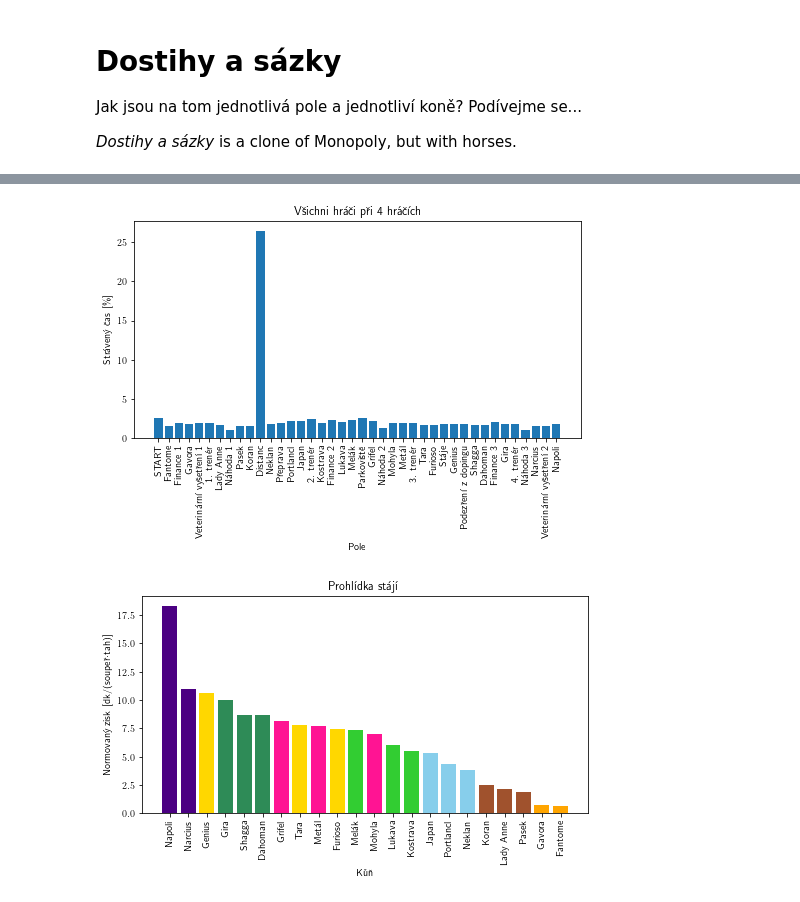
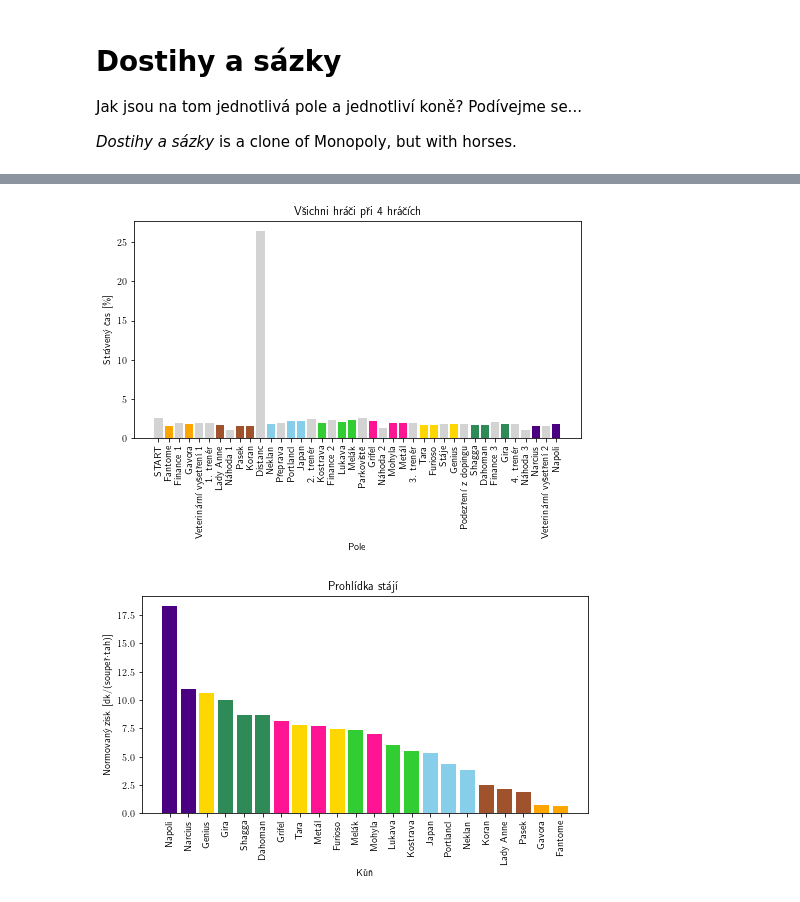
Before and after one commit to pr-ales/dostihy, a Jupyter notebook: Dostihy a sázky.ipynb, the cells around one changed output, grey strips where cells are left out. Cells and saved outputs as stored; diff of their text form; code cells hidden in the pictures.

Commit message:
Add some colors

```diff
--- a/Dostihy a sázky.ipynb
+++ b/Dostihy a sázky.ipynb
@@ -84,4 +84,4 @@ horse_stats = {
 earning_hits = ['stables', 'race-1', 'race-2', 'race-3', 'race-4', 'race-main']
 earning_hit_names = ['Prohlídka stájí', '1. dostih', '2. dostih', '3. dostih', '4. dostih', 'Hlavní dostih']
 
-place_colors = [horsehorse_stats[p]["color"] for p in place_names if p in horse_stats else "lightgray"]
+place_colors = [horse_stats[p]["color"] if p in horse_stats else "lightgray" for p in place_names]
@@ -232,15 +230,15 @@ if not os.path.exists(base_dir):
 # %%
 # plot place histograms
 
 plt.figure(figsize=(8, 4))
-plt.bar(place_names, 100 * tot_hits / (no_turns * no_players))
+plt.bar(place_names, 100 * tot_hits / (no_turns * no_players), color=place_colors)
 plt.xticks(rotation=90)
 plt.xlabel("Pole")
 plt.ylabel("Strávený čas [\%]")
 plt.title('Všichni hráči při {} hráčích'.format(no_players))
 plt.show()
 # %% [output]
-[figure, old version]
+[figure, new version]
 # %%
 # plot earnings evaluation for individual contests
 
```
Also changed, not shown: parts of 1 cell of this notebook.
